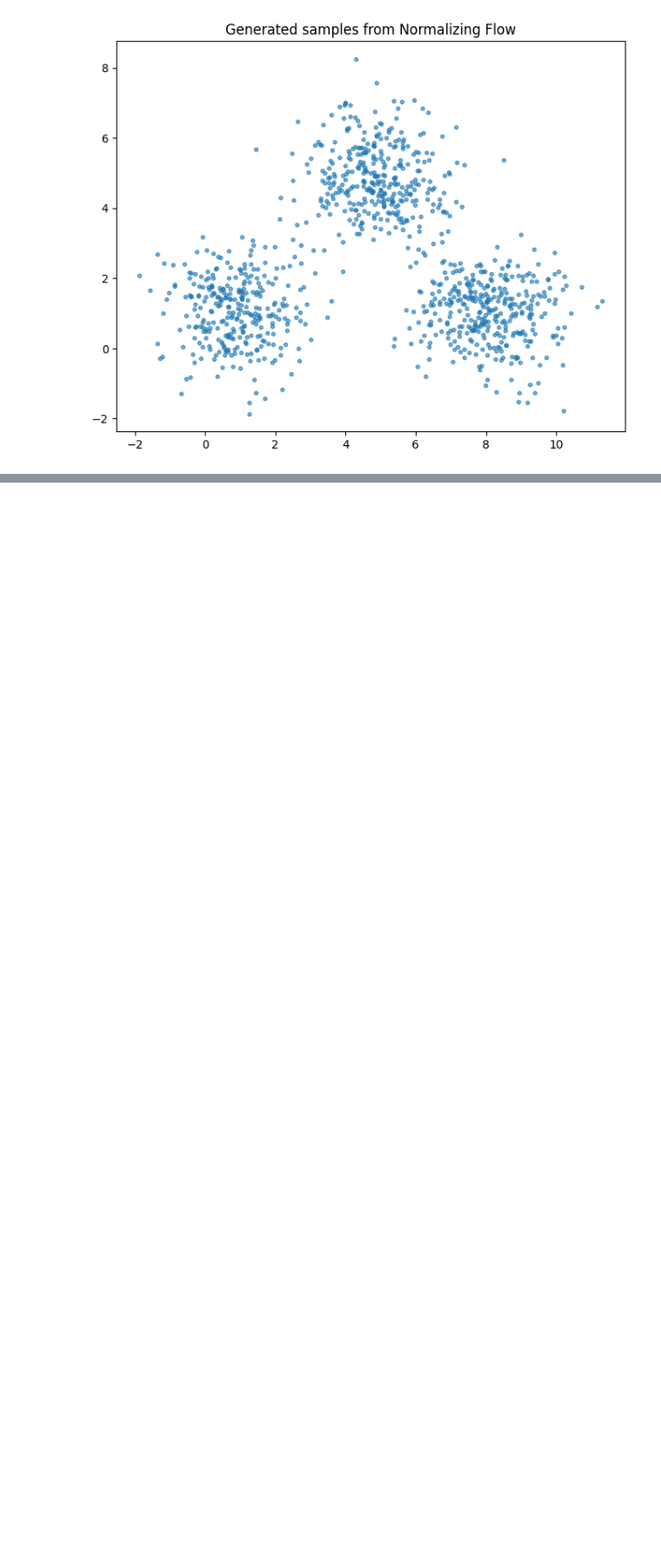
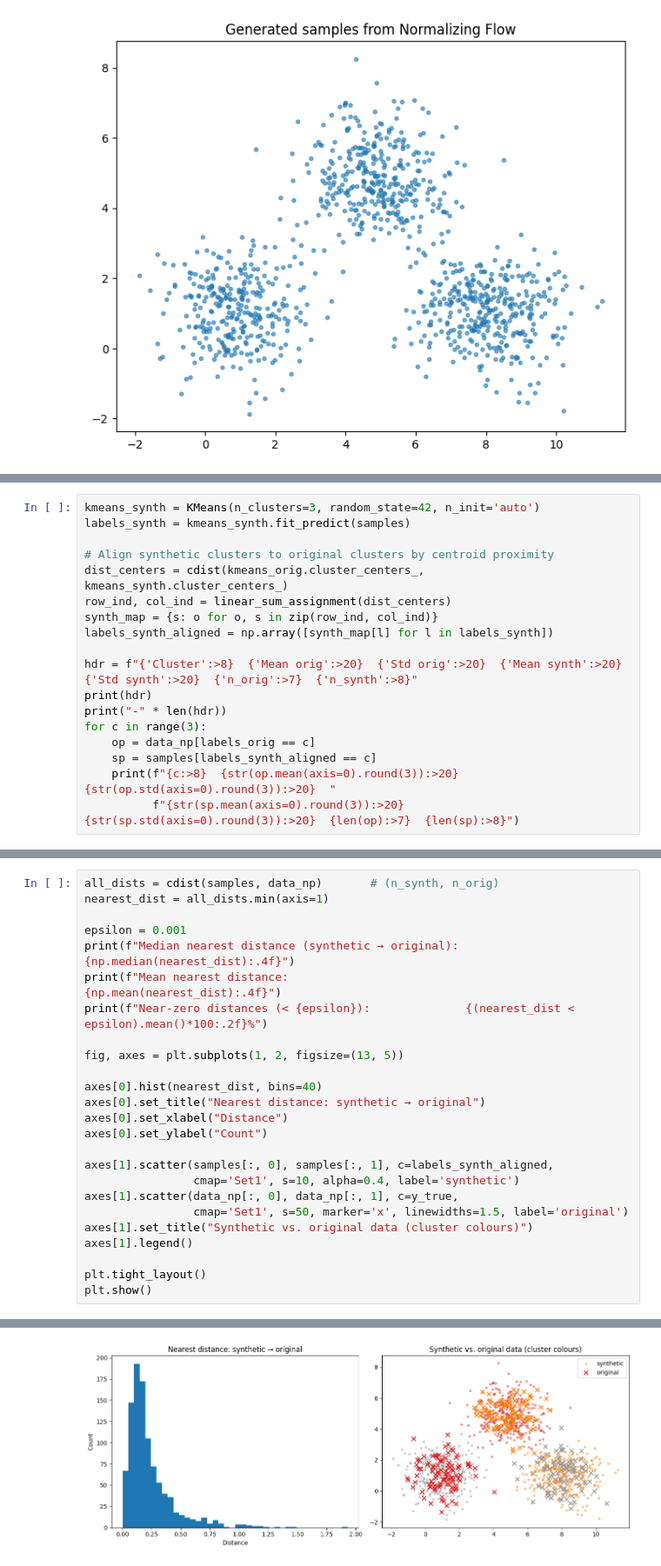
Before and after one commit to WelfLowe/Public-ML-Notebooks, a Jupyter notebook: Generate synthetic data (NF).ipynb, the cells around one changed output, grey strips where cells are left out. Shown at 87% size. Drawn from its saved outputs; the diff is of its cells as text; blank space fills up the shorter version.

```diff
--- a/Generate synthetic data (NF).ipynb
+++ b/Generate synthetic data (NF).ipynb
@@ -165,0 +215,18 @@ plt.show()
+# %%
+kmeans_synth = KMeans(n_clusters=3, random_state=42, n_init='auto')
+labels_synth = kmeans_synth.fit_predict(samples)
+
+# Align synthetic clusters to original clusters by centroid proximity
+dist_centers = cdist(kmeans_orig.cluster_centers_, kmeans_synth.cluster_centers_)
+row_ind, col_ind = linear_sum_assignment(dist_centers)
+synth_map = {s: o for o, s in zip(row_ind, col_ind)}
+labels_synth_aligned = np.array([synth_map[l] for l in labels_synth])
+
+hdr = f"{'Cluster':>8}  {'Mean orig':>20}  {'Std orig':>20}  {'Mean synth':>20}  {'Std synth':>20}  {'n_orig':>7}  {'n_synth':>8}"
+print(hdr)
+print("-" * len(hdr))
+for c in range(3):
+    op = data_np[labels_orig == c]
+    sp = samples[labels_synth_aligned == c]
+    print(f"{c:>8}  {str(op.mean(axis=0).round(3)):>20}  {str(op.std(axis=0).round(3)):>20}  "
+          f"{str(sp.mean(axis=0).round(3)):>20}  {str(sp.std(axis=0).round(3)):>20}  {len(op):>7}  {len(sp):>8}")
@@ -165,0 +242,26 @@ plt.show()
+# %%
+all_dists = cdist(samples, data_np)       # (n_synth, n_orig)
+nearest_dist = all_dists.min(axis=1)
+
+epsilon = 0.001
+print(f"Median nearest distance (synthetic → original): {np.median(nearest_dist):.4f}")
+print(f"Mean nearest distance:                          {np.mean(nearest_dist):.4f}")
+print(f"Near-zero distances (< {epsilon}):              {(nearest_dist < epsilon).mean()*100:.2f}%")
+
+fig, axes = plt.subplots(1, 2, figsize=(13, 5))
+
+axes[0].hist(nearest_dist, bins=40)
+axes[0].set_title("Nearest distance: synthetic → original")
+axes[0].set_xlabel("Distance")
+axes[0].set_ylabel("Count")
+
+axes[1].scatter(samples[:, 0], samples[:, 1], c=labels_synth_aligned,
+                cmap='Set1', s=10, alpha=0.4, label='synthetic')
+axes[1].scatter(data_np[:, 0], data_np[:, 1], c=y_true,
+                cmap='Set1', s=50, marker='x', linewidths=1.5, label='original')
+axes[1].set_title("Synthetic vs. original data (cluster colours)")
+axes[1].legend()
+
+plt.tight_layout()
+plt.show()
+# %% [output]
@@ -165,0 +271 @@ plt.show()
+[figure, added]
```
Also changed, not shown: parts of 19 cells of this notebook.
